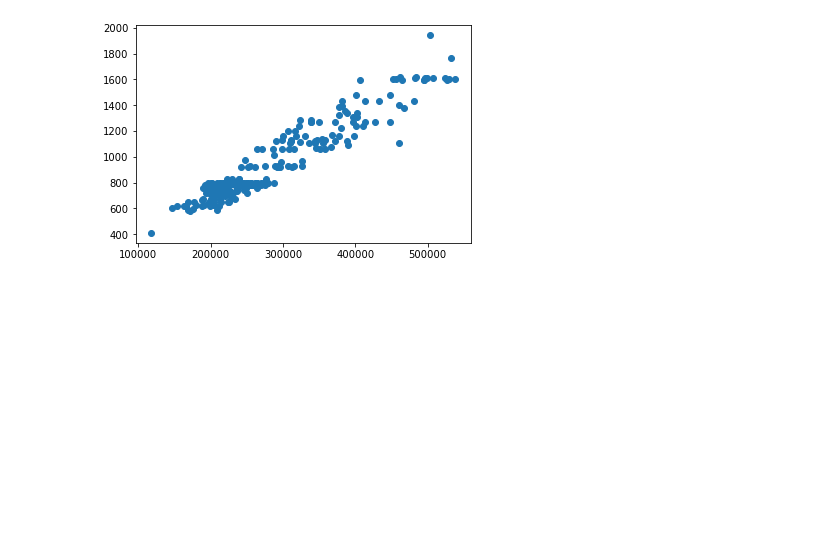
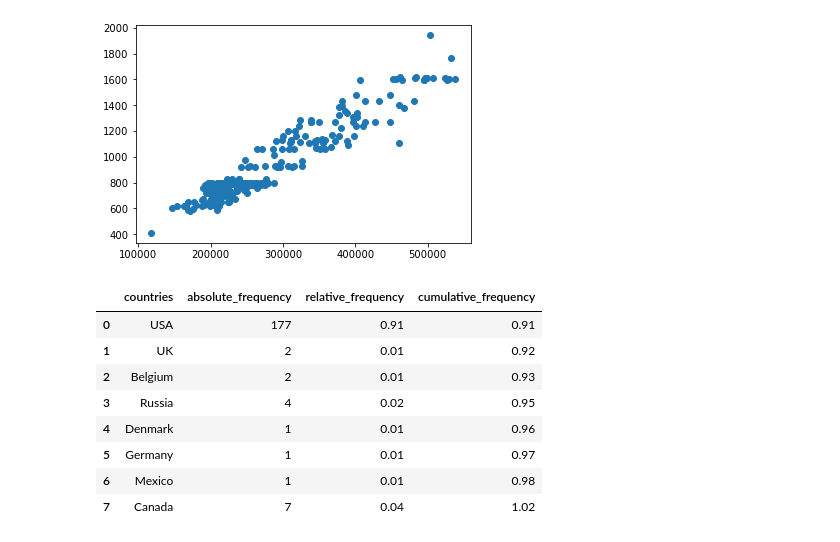
Before and after one commit to Malcolm206/UDEMY_BI_ANALYST, a Jupyter notebook: Untitled.ipynb, the cells around one changed output. Drawn from its saved outputs; the diff is of its cells as text; code cells hidden in the pictures; blank space fills up the shorter version.

Commit message:
completes tasks 6 and 7 of descriptive statistics exercise

```diff
--- a/Untitled.ipynb
+++ b/Untitled.ipynb
@@ -415,3 +415,23 @@ plt.show();
 [figure]
 # %%
 # There is a clear relationship between the square footage of the property and its price.
+# %%
+# Task 6: Task 6: Create a frequency distribution table, where you list all the countries from which the company
+# has buyers (country vs number of buyers). Count the absolute frequency, the relative frequency and the
+# cumulative frequency.
+
+descriptive_data = [['USA', 177, 0.91, 0.91], ['UK', 2, 0.01, 0.92], ['Belgium', 2, 0.01, 0.93], ['Russia', 4, 0.02, 0.95],
+                    ['Denmark', 1, 0.01, 0.96], ['Germany', 1, 0.01, 0.97], ['Mexico', 1, 0.01, 0.98],
+                    ['Canada', 7, 0.04, 1.02]]
+descriptive_df = pd.DataFrame(descriptive_data, columns = ['countries', 'absolute_frequency', 'relative_frequency', 'cumulative_frequency'])
+descriptive_df
+# %% [output]
+|  | countries | absolute_frequency | relative_frequency | cumulative_frequency |
+| 0 | USA | 177 | 0.91 | 0.91 |
+| 1 | UK | 2 | 0.01 | 0.92 |
+| 2 | Belgium | 2 | 0.01 | 0.93 |
+| 3 | Russia | 4 | 0.02 | 0.95 |
+| 4 | Denmark | 1 | 0.01 | 0.96 |
+| 5 | Germany | 1 | 0.01 | 0.97 |
+| 6 | Mexico | 1 | 0.01 | 0.98 |
+| 7 | Canada | 7 | 0.04 | 1.02 |
```
Also changed, not shown: parts of 1 cell of this notebook.
